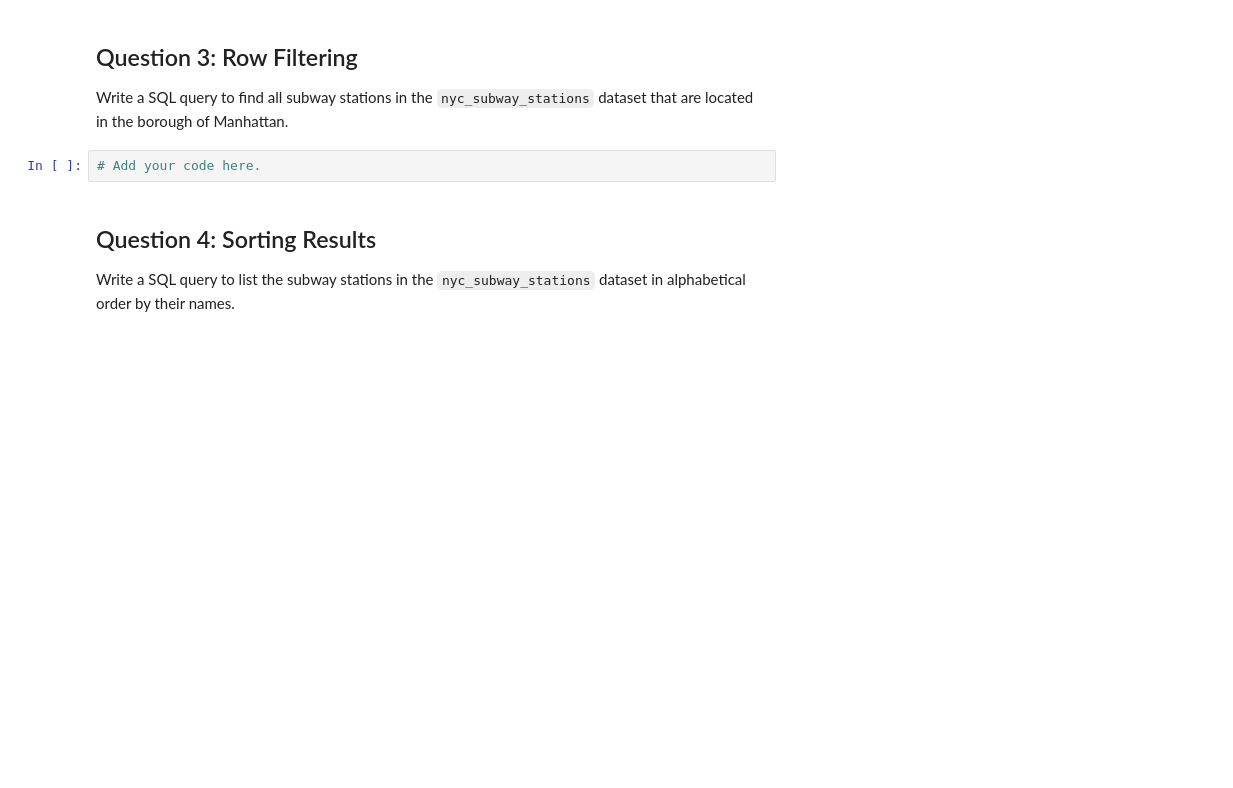
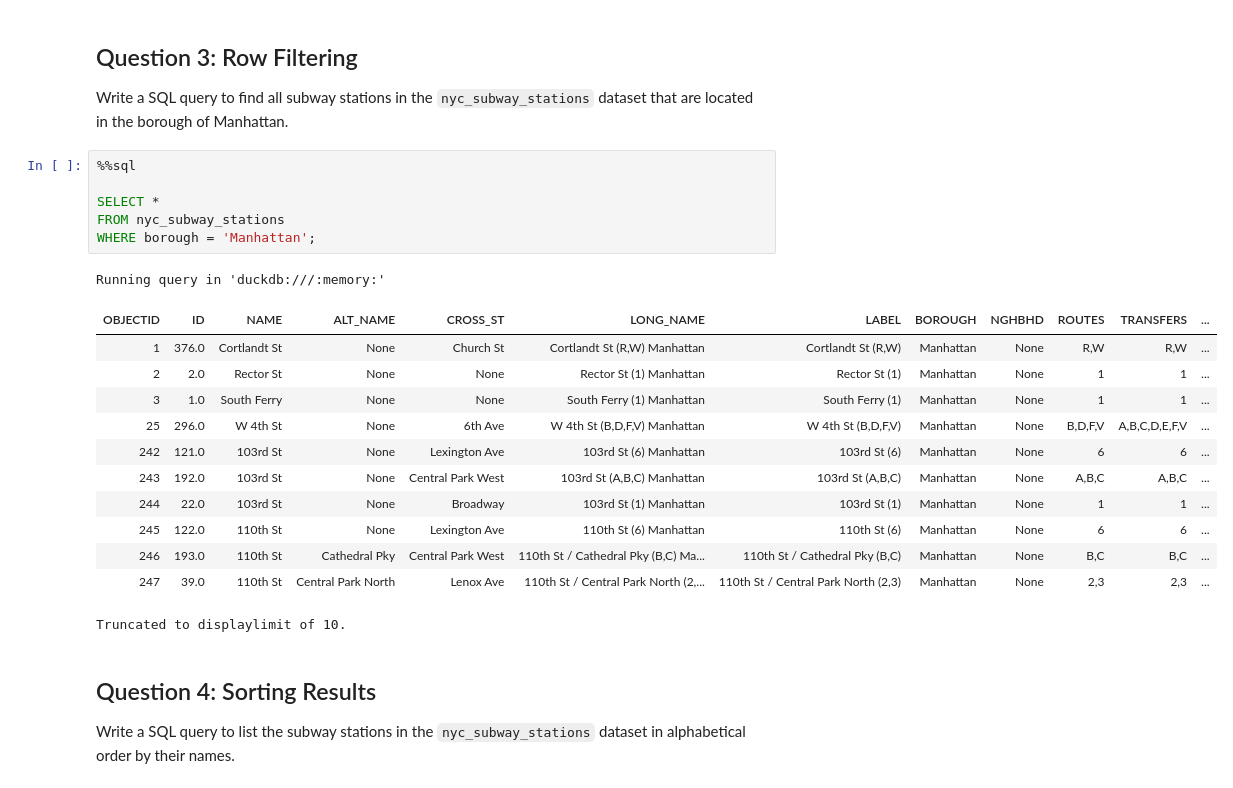
Before and after one commit to ZhuxunChen/Zhuxun.github.io, a Jupyter notebook: notebooks/W02_lab.ipynb, the cells around one changed output. Drawn from its saved outputs; the diff is of its cells as text; blank space fills up the shorter version.

```diff
--- a/notebooks/W02_lab.ipynb
+++ b/notebooks/W02_lab.ipynb
@@ -34,7 +110,25 @@ Write a SQL query to display the `ID`, `NAME`, and `BOROUGH` of each subway stat
 
 Write a SQL query to find all subway stations in the `nyc_subway_stations` dataset that are located in the borough of Manhattan.
 # %%
-# Add your code here.
+%%sql
+
+SELECT *
+FROM nyc_subway_stations
+WHERE borough = 'Manhattan';
+# %% [output]
+Running query in 'duckdb:///:memory:'
+| OBJECTID | ID | NAME | ALT_NAME | CROSS_ST | LONG_NAME | LABEL | BOROUGH | NGHBHD | ROUTES | TRANSFERS | ... |
+| 1 | 376.0 | Cortlandt St | None | Church St | Cortlandt St (R,W) Manhattan | Cortlandt St (R,W) | Manhattan | None | R,W | R,W | ... |
+| 2 | 2.0 | Rector St | None | None | Rector St (1) Manhattan | Rector St (1) | Manhattan | None | 1 | 1 | ... |
+| 3 | 1.0 | South Ferry | None | None | South Ferry (1) Manhattan | South Ferry (1) | Manhattan | None | 1 | 1 | ... |
+| 25 | 296.0 | W 4th St | None | 6th Ave | W 4th St (B,D,F,V) Manhattan | W 4th St (B,D,F,V) | Manhattan | None | B,D,F,V | A,B,C,D,E,F,V | ... |
+| 242 | 121.0 | 103rd St | None | Lexington Ave | 103rd St (6) Manhattan | 103rd St (6) | Manhattan | None | 6 | 6 | ... |
+| 243 | 192.0 | 103rd St | None | Central Park West | 103rd St (A,B,C) Manhattan | 103rd St (A,B,C) | Manhattan | None | A,B,C | A,B,C | ... |
+| 244 | 22.0 | 103rd St | None | Broadway | 103rd St (1) Manhattan | 103rd St (1) | Manhattan | None | 1 | 1 | ... |
+| 245 | 122.0 | 110th St | None | Lexington Ave | 110th St (6) Manhattan | 110th St (6) | Manhattan | None | 6 | 6 | ... |
+| 246 | 193.0 | 110th St | Cathedral Pky | Central Park West | 110th St / Cathedral Pky (B,C) Ma... | 110th St / Cathedral Pky (B,C) | Manhattan | None | B,C | B,C | ... |
+| 247 | 39.0 | 110th St | Central Park North | Lenox Ave | 110th St / Central Park North (2,... | 110th St / Central Park North (2,3) | Manhattan | None | 2,3 | 2,3 | ... |
+Truncated to displaylimit of 10.
 # %% [markdown]
 ## Question 4: Sorting Results
 
```
Also changed, not shown: parts of 14 cells of this notebook.
